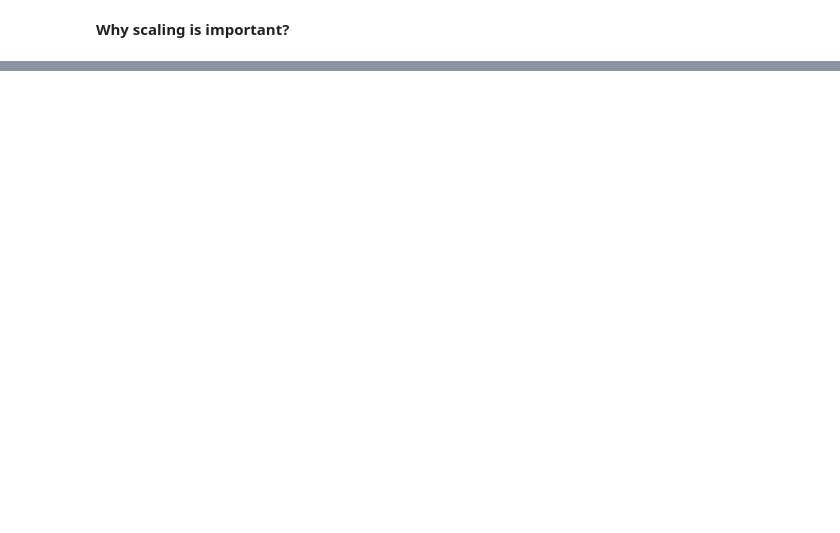
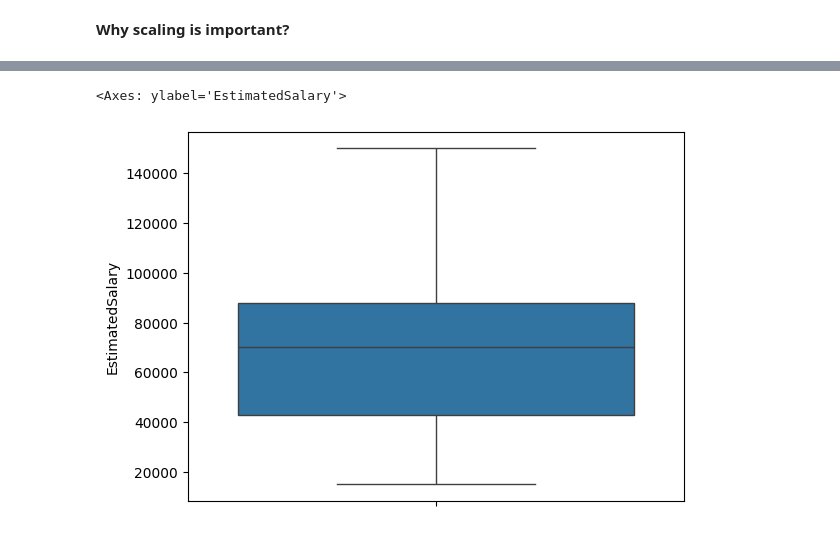
Before and after one commit to ajaykumar080286/feature_engineering, a Jupyter notebook: 9_standardization.ipynb, the cells around one changed output, grey strips where cells are left out. Drawn from its saved outputs; the diff is of its cells as text; code cells hidden in the pictures; blank space fills up the shorter version.

```diff
--- a/9_standardization.ipynb
+++ b/9_standardization.ipynb
@@ -266,0 +331,5 @@ Text(0, 0.5, 'EstimatedSalary')
+# %%
+sns.boxplot(df["EstimatedSalary"])
+# %% [output]
+<Axes: ylabel='EstimatedSalary'>
+[figure, added]
```
Also changed, not shown: parts of 31 cells of this notebook.
